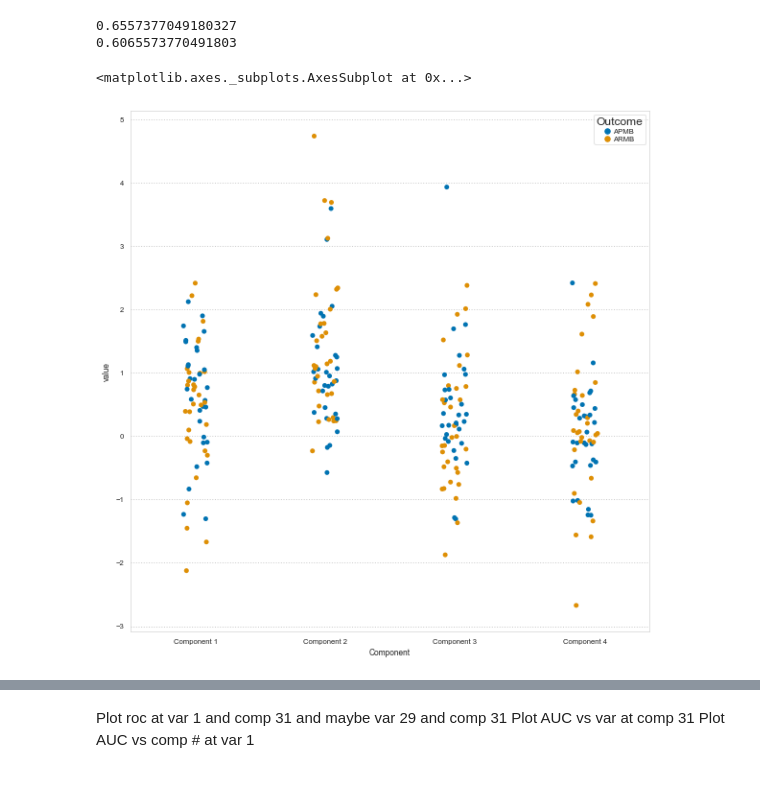
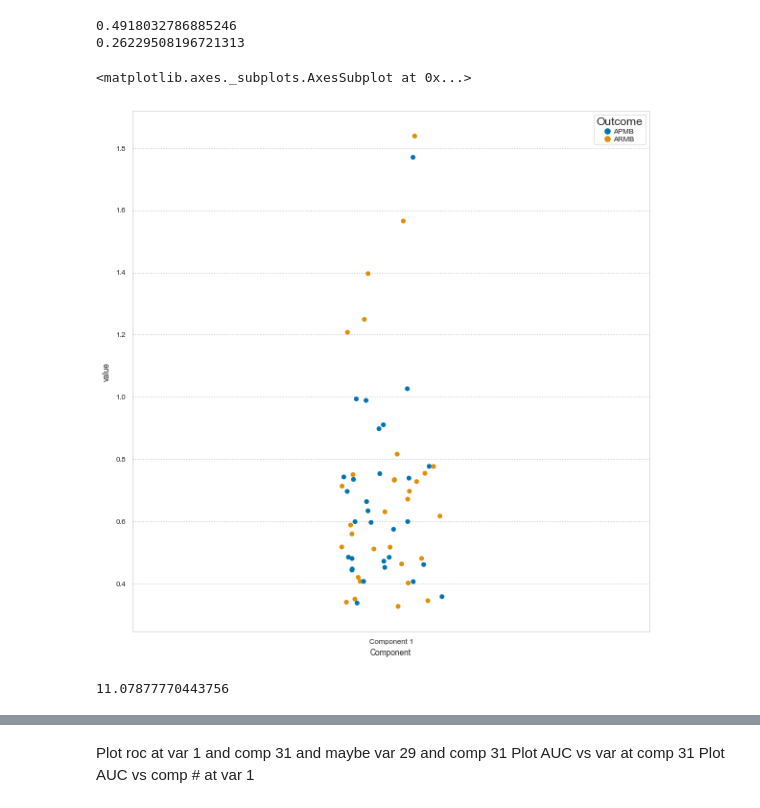
Before and after one commit to meyer-lab/tfac-ccle, a Jupyter notebook: Logistic.ipynb, the cells around one changed output, grey strips where cells are left out. Drawn from its saved outputs; the diff is of its cells as text; code cells hidden in the pictures.

Commit message:
Move to figure files after implementing multiple factorizations loop

```diff
--- a/Logistic.ipynb
+++ b/Logistic.ipynb
@@ -94,9 +92,9 @@ def importExpressionData():
     df.drop(["Chr", "Start", "End", "Strand", "Length"], inplace=True, axis=1)
     return df
 # %%
-tensor_slices, cytokines, geneIDs = form_MRSA_tensor()
-components = 4
-parafac2tensor = parafac2(tensor_slices, components, random_state=1)
+tensor_slices, cytokines, geneIDs = form_MRSA_tensor(.5)
+components = 1
+parafac2tensor = parafac2(tensor_slices, components)
 cohortID, outcomeID = get_patient_info()
 
 patient_matrix = parafac2tensor[1][2]
@@ -135,43 +133,38 @@ sns.lineplot(data=df, x='FPR', y='TPR', estimator=None, ax=ax[0])'''
 
 
 kf = KFold(n_splits=61)
 c = []
 for train, test in kf.split(patient_matrix):
     clf = LogisticRegression(random_state=1).fit(patient_matrix[train], outcomes[train])
     c.append(clf.score(patient_matrix[test], outcomes[test]))
 print(sum(c) / len(c))
 
 
 
 
 
 patient_df = pd.DataFrame(patient_matrix)
 patient_df['Outcome'] = outcomeID
 columns = []
 for component in range(1, components + 1):
     columns.append('Component ' + str(component))
 columns.append('Outcome')
 patient_df.columns = columns
 
 patient_df = pd.melt(patient_df, id_vars=['Outcome'], var_name='Component')
 
 
 
 ax, f = getSetup((8, 8), (1, 1))
 sns.stripplot(data=patient_df, x='Component', y='value', hue='Outcome')
 
-
-
-#print(tl_var(tensor_slices[1])/tl_var(tensor_slices[0]))
-
-AllR2X = []
-for i in range(1, 21):
-    parafac2tensor = parafac2(tensor_slices, i, random_state=1)
-    AllR2X.append(R2Xparafac2(tensor_slices, parafac2tensor))
-df = pd.DataFrame(AllR2X)
-plt.savefig('Components', dpi = 1200)
+#plt.savefig('Components', dpi = 1200)
 # %% [output]
-0.6557377049180327
-0.6065573770491803
+0.4918032786885246
+0.26229508196721313
 <matplotlib.axes._subplots.AxesSubplot at 0x...>
-[figure, old version]
+[figure, new version]
+# %%
+print(tl_var(tensor_slices[1])/tl_var(tensor_slices[0]))
+# %% [output]
+11.07877770443756
```
Also changed, not shown: parts of 16 cells of this notebook, 5 other files.
